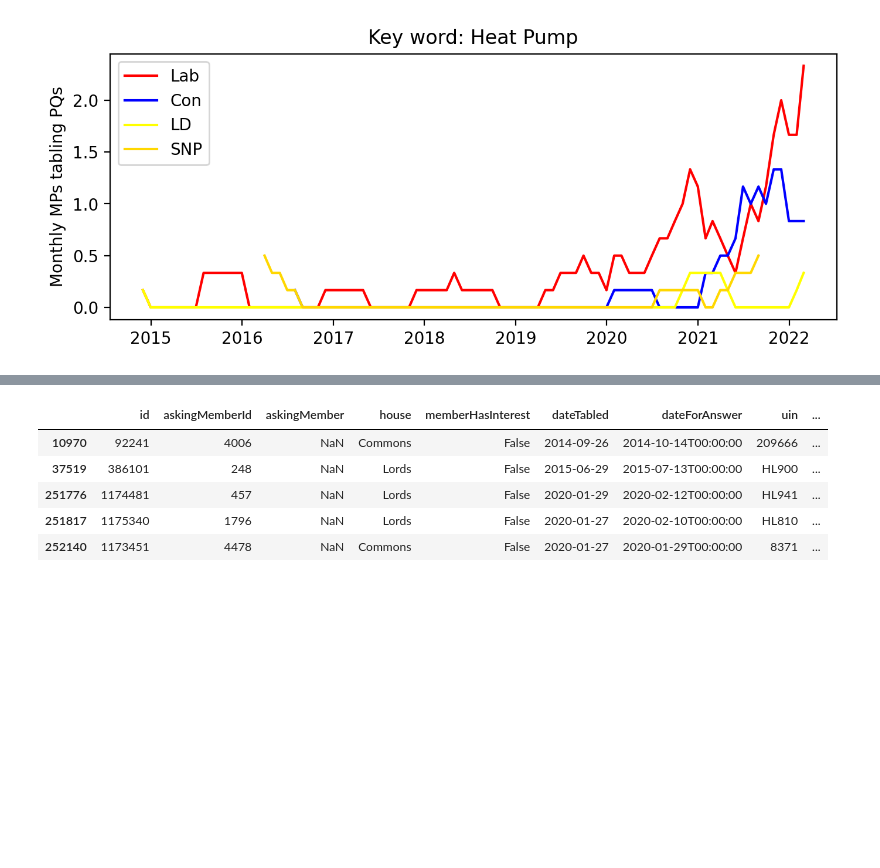
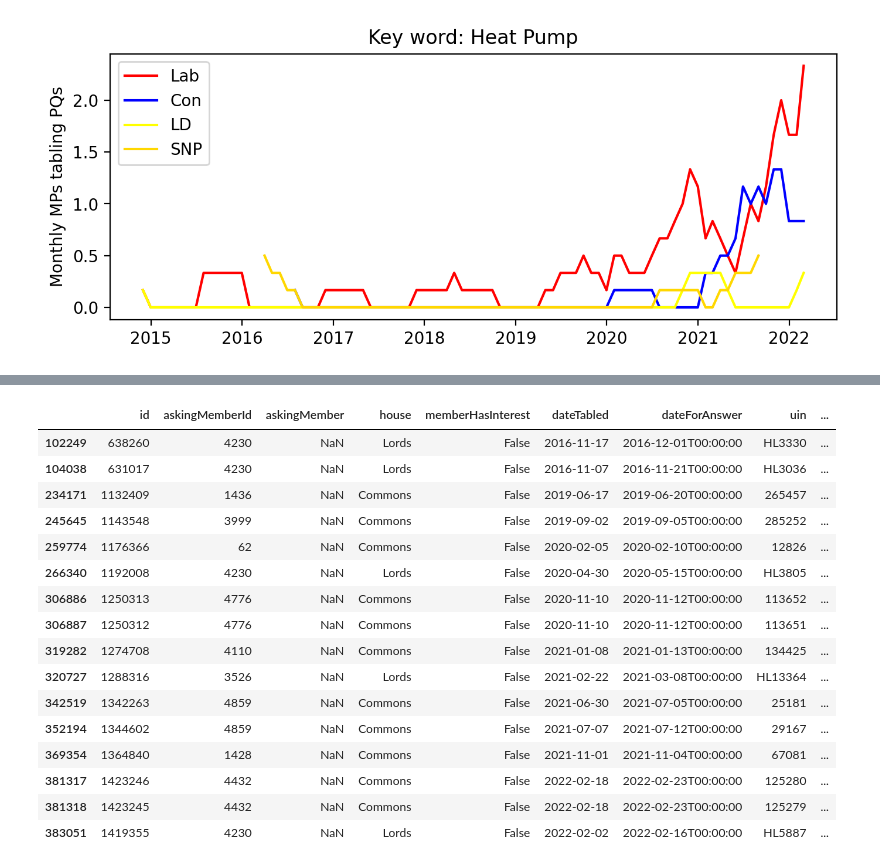
Before and after one commit to bennelmes/pqs, a Jupyter notebook: 04) topic popularity.ipynb, the cells around one changed output, grey strips where cells are left out. Saved outputs shown, nothing was run; the diff lists cells and outputs as text; code cells hidden in the pictures; blank space fills up the shorter version.

```diff
--- a/04) topic popularity.ipynb
+++ b/04) topic popularity.ipynb
@@ -194,11 +198,22 @@ plt.show()
 # %%
-wpqs[wpqs.cleanedQuestion.str.contains('coronavirus')].head()
+wpqs[wpqs.cleanedQuestion.str.contains('public charg')]
 # %% [output]
 |  | id | askingMemberId | askingMember | house | memberHasInterest | dateTabled | dateForAnswer | uin | ... |
-| 10970 | 92241 | 4006 | NaN | Commons | False | 2014-09-26 | 2014-10-14T00:00:00 | 209666 | ... |
-| 37519 | 386101 | 248 | NaN | Lords | False | 2015-06-29 | 2015-07-13T00:00:00 | HL900 | ... |
-| 251776 | 1174481 | 457 | NaN | Lords | False | 2020-01-29 | 2020-02-12T00:00:00 | HL941 | ... |
-| 251817 | 1175340 | 1796 | NaN | Lords | False | 2020-01-27 | 2020-02-10T00:00:00 | HL810 | ... |
-| 252140 | 1173451 | 4478 | NaN | Commons | False | 2020-01-27 | 2020-01-29T00:00:00 | 8371 | ... |
+| 102249 | 638260 | 4230 | NaN | Lords | False | 2016-11-17 | 2016-12-01T00:00:00 | HL3330 | ... |
+| 104038 | 631017 | 4230 | NaN | Lords | False | 2016-11-07 | 2016-11-21T00:00:00 | HL3036 | ... |
+| 234171 | 1132409 | 1436 | NaN | Commons | False | 2019-06-17 | 2019-06-20T00:00:00 | 265457 | ... |
+| 245645 | 1143548 | 3999 | NaN | Commons | False | 2019-09-02 | 2019-09-05T00:00:00 | 285252 | ... |
+| 259774 | 1176366 | 62 | NaN | Commons | False | 2020-02-05 | 2020-02-10T00:00:00 | 12826 | ... |
+| 266340 | 1192008 | 4230 | NaN | Lords | False | 2020-04-30 | 2020-05-15T00:00:00 | HL3805 | ... |
+| 306886 | 1250313 | 4776 | NaN | Commons | False | 2020-11-10 | 2020-11-12T00:00:00 | 113652 | ... |
+| 306887 | 1250312 | 4776 | NaN | Commons | False | 2020-11-10 | 2020-11-12T00:00:00 | 113651 | ... |
+| 319282 | 1274708 | 4110 | NaN | Commons | False | 2021-01-08 | 2021-01-13T00:00:00 | 134425 | ... |
+| 320727 | 1288316 | 3526 | NaN | Lords | False | 2021-02-22 | 2021-03-08T00:00:00 | HL13364 | ... |
+| 342519 | 1342263 | 4859 | NaN | Commons | False | 2021-06-30 | 2021-07-05T00:00:00 | 25181 | ... |
+| 352194 | 1344602 | 4859 | NaN | Commons | False | 2021-07-07 | 2021-07-12T00:00:00 | 29167 | ... |
+| 369354 | 1364840 | 1428 | NaN | Commons | False | 2021-11-01 | 2021-11-04T00:00:00 | 67081 | ... |
+| 381317 | 1423246 | 4432 | NaN | Commons | False | 2022-02-18 | 2022-02-23T00:00:00 | 125280 | ... |
+| 381318 | 1423245 | 4432 | NaN | Commons | False | 2022-02-18 | 2022-02-23T00:00:00 | 125279 | ... |
+| 383051 | 1419355 | 4230 | NaN | Lords | False | 2022-02-02 | 2022-02-16T00:00:00 | HL5887 | ... |
 # %%
 wpqs.
```
Also changed, not shown: parts of 2 cells of this notebook, 2 other files.
